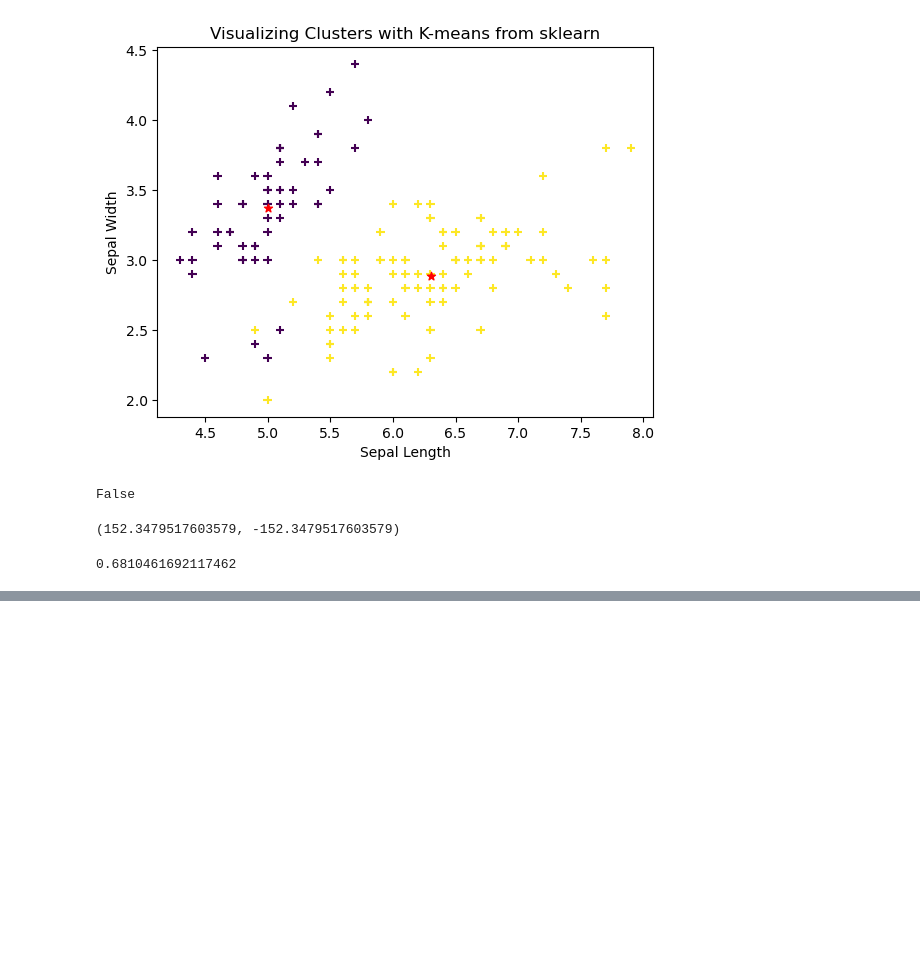
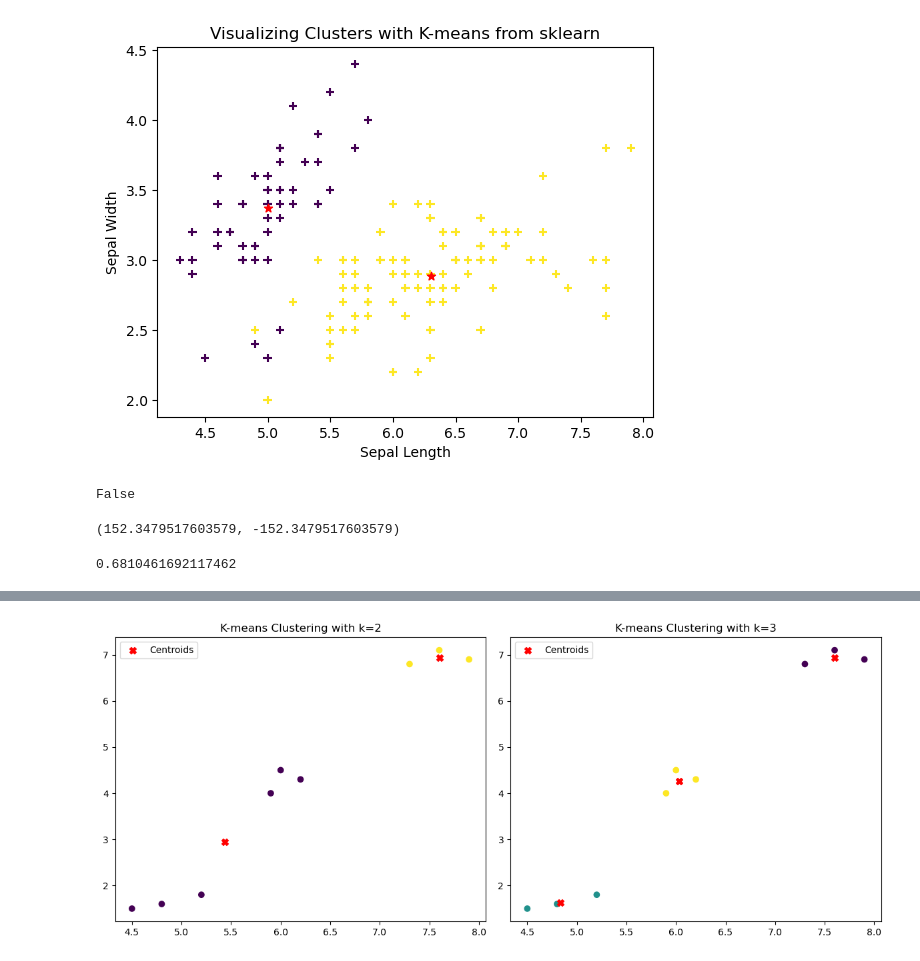
Before and after one commit to Amoako419/Clustering, a Jupyter notebook: iris_dataset.ipynb, the cells around one changed output, grey strips where cells are left out. Cells and saved outputs as stored; diff of their text form; code cells hidden in the pictures; blank space fills up the shorter version.

```diff
--- a/iris_dataset.ipynb
+++ b/iris_dataset.ipynb
@@ -118,0 +189,43 @@ silhouette_score(X,kmeans.labels_)
+# %%
+import numpy as np
+import matplotlib.pyplot as plt
+from sklearn.cluster import KMeans
+
+# Data
+data = np.array([[4.5, 1.5], [5.2, 1.8], [4.8, 1.6],
+                [6.0, 4.5], [5.9, 4.0], [6.2, 4.3],
+                [7.6, 7.1], [7.3, 6.8], [7.9, 6.9]])
+
+# Fit KMeans with k=2
+kmeans_2 = KMeans(n_clusters=2, random_state=42, n_init=10)
+kmeans_2.fit(data)
+labels_2 = kmeans_2.labels_
+centroids_2 = kmeans_2.cluster_centers_
+
+# Fit KMeans with k=3
+kmeans_3 = KMeans(n_clusters=3, random_state=42, n_init=10)
+kmeans_3.fit(data)
+labels_3 = kmeans_3.labels_
+centroids_3 = kmeans_3.cluster_centers_
+
+# Plotting
+plt.figure(figsize=(12, 5))
+
+# Plot for k=2
+plt.subplot(1, 2, 1)
+plt.scatter(data[:, 0], data[:, 1], c=labels_2, cmap='viridis')
+plt.scatter(centroids_2[:, 0], centroids_2[:, 1], marker='X', s=50, c='red', label='Centroids')
+plt.title('K-means Clustering with k=2')
+plt.legend()
+
+# Plot for k=3
+plt.subplot(1, 2, 2)
+plt.scatter(data[:, 0], data[:, 1], c=labels_3, cmap='viridis')
+plt.scatter(centroids_3[:, 0], centroids_3[:, 1], marker='X', s=50, c='red', label='Centroids')
+plt.title('K-means Clustering with k=3')
+plt.legend()
+
+plt.tight_layout()
+plt.show()
+# %% [output]
+[figure, added]
```
Also changed, not shown: parts of 3 cells of this notebook.
